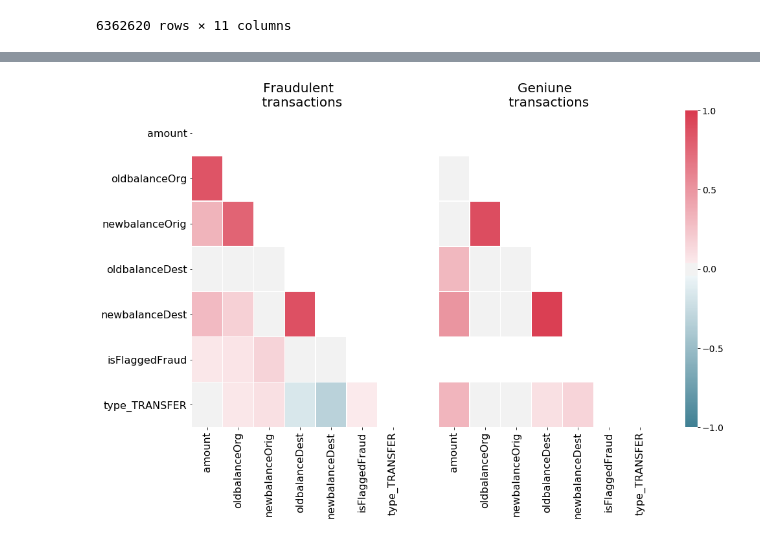
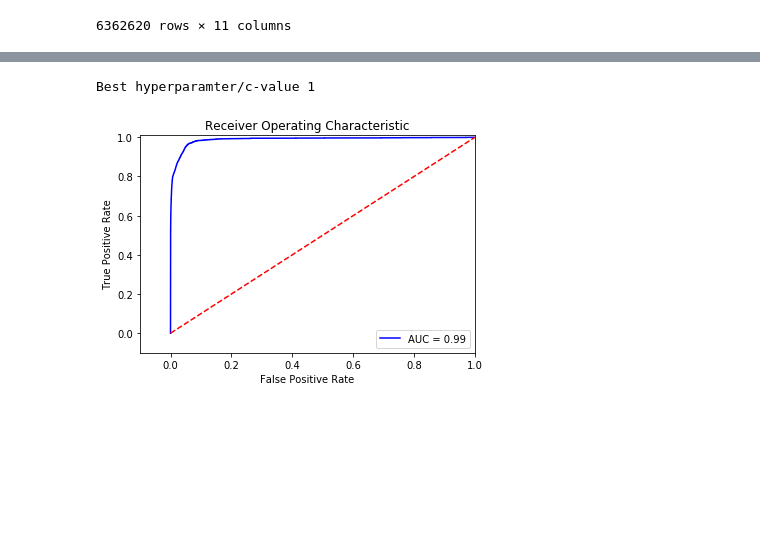
Before and after one commit to ankkit24/banking_transaction_fraud_detection, a Jupyter notebook: project_notebook.ipynb, the cells around one changed output, grey strips where cells are left out. Cells and saved outputs as stored; diff of their text form; code cells hidden in the pictures; blank space fills up the shorter version.

```diff
--- a/project_notebook.ipynb
+++ b/project_notebook.ipynb
@@ -152,33 +169,38 @@ array([[818339,  93149],
-# %%
-# print(y.head())
-import seaborn as sns
-Xfraud = X.loc[y['isFraud']==1] # update Xfraud & XnonFraud with cleaned data
-Xnonfraud = X.loc[y['isFraud']==0]
-
-correlationFraud = Xfraud.loc[:, X.columns != 'step'].corr()
-mask = np.zeros_like(correlationFraud)
-indices = np.triu_indices_from(correlationFraud)
-mask[indices] = True
-
-grid_kws = {"width_ratios": (.9, .9, .05), "wspace": 0.2}
-f, (ax1, ax2, cbar_ax) = plt.subplots(1, 3, gridspec_kw=grid_kws, \
-                                     figsize = (14, 9))
-
-cmap = sns.diverging_palette(220, 8, as_cmap=True)
-ax1 =sns.heatmap(correlationFraud, ax = ax1, vmin = -1, vmax = 1, \
-    cmap = cmap, square = False, linewidths = 0.5, mask = mask, cbar = False)
-ax1.set_xticklabels(ax1.get_xticklabels(), size = 16);
-ax1.set_yticklabels(ax1.get_yticklabels(), size = 16);
-ax1.set_title('Fraudulent \n transactions', size = 20)
-
-correlationnonFraud = Xnonfraud.loc[:, X.columns != 'step'].corr()
-ax2 = sns.heatmap(correlationnonFraud, vmin = -1, vmax = 1, cmap = cmap, \
- ax = ax2, square = False, linewidths = 0.5, mask = mask, yticklabels = False, \
-    cbar_ax = cbar_ax, cbar_kws={'orientation': 'vertical', \
-                                 'ticks': [-1, -0.5, 0, 0.5, 1]})
-ax2.set_xticklabels(ax2.get_xticklabels(), size = 16);
-ax2.set_title('Geniune \n transactions', size = 20);
-
-cbar_ax.set_yticklabels(cbar_ax.get_yticklabels(), size = 14);
-# %% [output]
-[figure, removed]
+# %%
+# Checking for the best value of C parameter for Logistic regression
+from sklearn.linear_model import LogisticRegression
+from sklearn.metrics import confusion_matrix, precision_score, precision_recall_curve,auc,roc_auc_score,roc_curve,recall_score,classification_report
+C_threshold=[0.001, 0.01, 0.1, 1]
+max=0
+best_parameter=0
+for alpha in C_threshold:
+  lr = LogisticRegression(C = alpha, penalty = 'l1')
+  y_pred_undersample_score = lr.fit(X_train,y_train.values.ravel()).decision_function(X_test.values)
+
+  fpr, tpr, thresholds = roc_curve(y_test.values.ravel(),y_pred_undersample_score)
+  roc_auc = auc(fpr,tpr)
+  if roc_auc>max:
+    max=roc_auc
+    best_parameter=alpha
+print("Best hyperparamter/c-value {}".format(best_parameter))
+# %% [output]
+Best hyperparamter/c-value 1
+# %%
+#Plotting the ROC curve for logistic regression
+from sklearn.linear_model import LogisticRegression
+from sklearn.metrics import confusion_matrix, precision_score, precision_recall_curve,auc,roc_auc_score,roc_curve,recall_score,classification_report
+lr = LogisticRegression(C = 1, penalty = 'l1')
+y_pred_undersample_score = lr.fit(X_train,y_train.values.ravel()).decision_function(X_test.values)
+fpr, tpr, thresholds = roc_curve(y_test.values.ravel(),y_pred_undersample_score)
+roc_auc = auc(fpr,tpr)
+plt.title('Receiver Operating Characteristic')
+plt.plot(fpr, tpr, 'b',label='AUC = %0.2f'% roc_auc)
+plt.legend(loc='lower right')
+plt.plot([0,1],[0,1],'r--')
+plt.xlim([-0.1,1.0])
+plt.ylim([-0.1,1.01])
+plt.ylabel('True Positive Rate')
+plt.xlabel('False Positive Rate')
+plt.show()
+# %% [output]
+[figure, added]
```
Also changed, not shown: parts of 14 cells of this notebook.
